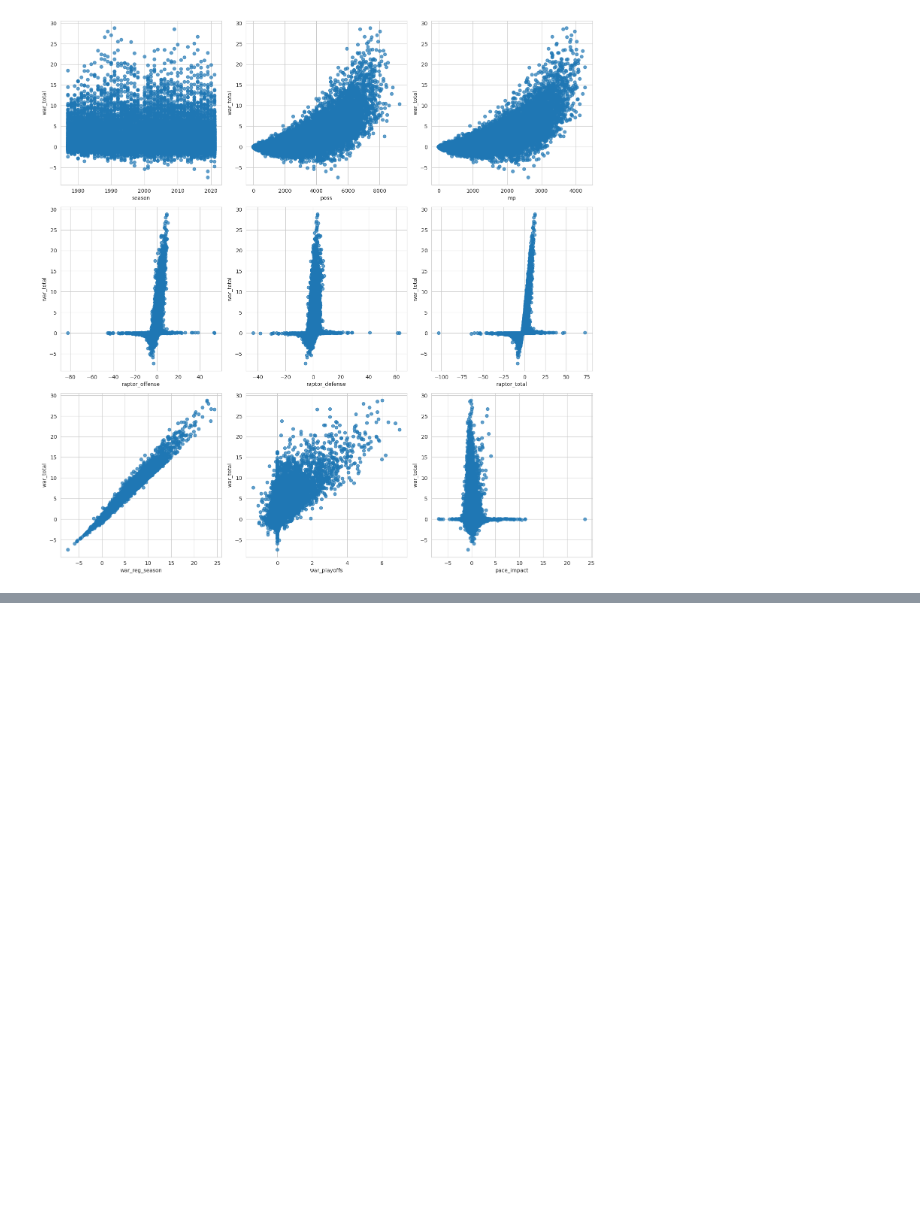
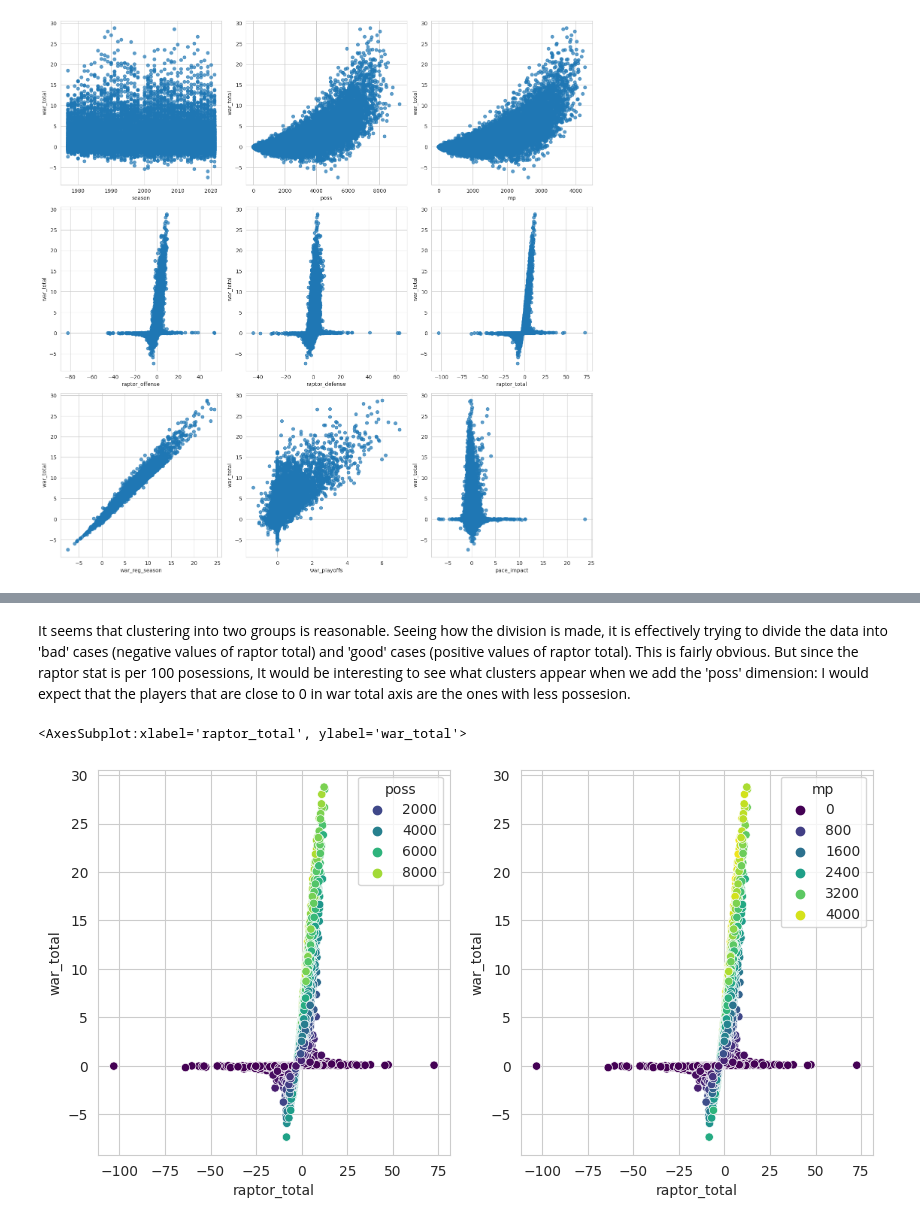
Before and after one commit to LucasPancotto/NBA-kaggle-challenge, a Jupyter notebook: explore.ipynb, the cells around one changed output, grey strips where cells are left out. Cells and saved outputs as stored; diff of their text form; code cells hidden in the pictures; blank space fills up the shorter version.

```diff
--- a/explore.ipynb
+++ b/explore.ipynb
@@ -149,0 +211,9 @@ df
+# %% [markdown]
+It seems that clustering into two groups is reasonable. Seeing how the division is made, it is effectively trying to divide the data into 'bad' cases (negative values of raptor total) and 'good' cases (positive values of raptor total). This is fairly obvious. But since the raptor stat is per 100 posessions, It would be interesting to see what clusters appear when we add the 'poss' dimension: I would expect that the players that are close to 0 in war total axis are the ones with less possesion.
+# %%
+f,axs = plt.subplots(ncols=2 , figsize = (10,5))
+sns.scatterplot(x=df['raptor_total'], y=df['war_total'], hue=df['poss'], palette='viridis', ax = axs[0])
+sns.scatterplot(x=df['raptor_total'], y=df['war_total'], hue=df['mp'], palette='viridis', ax = axs[1])
+# %% [output]
+<AxesSubplot:xlabel='raptor_total', ylabel='war_total'>
+[figure, added]
```
Also changed, not shown: parts of 12 cells of this notebook.
